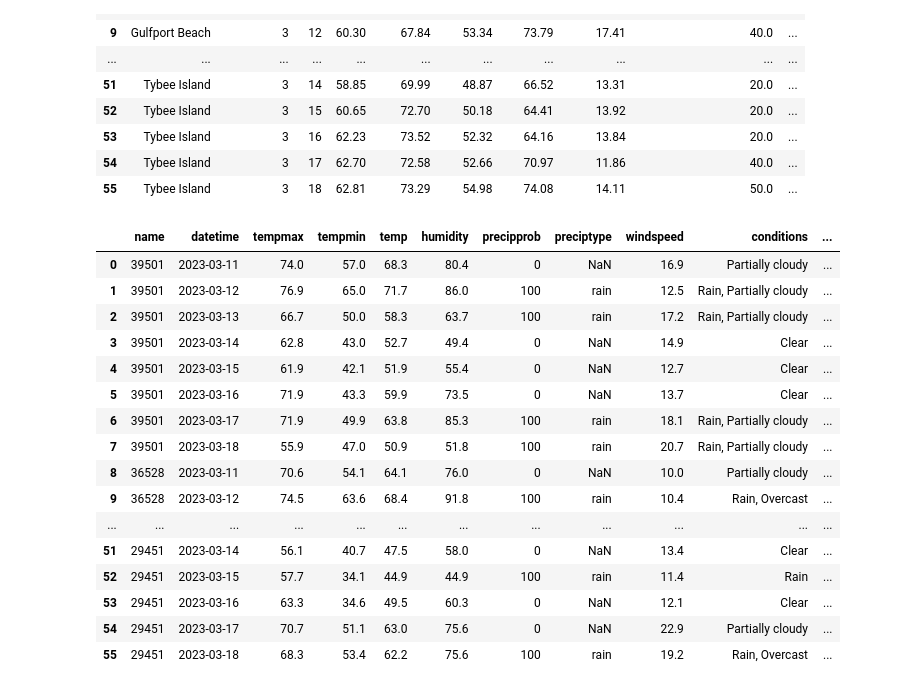
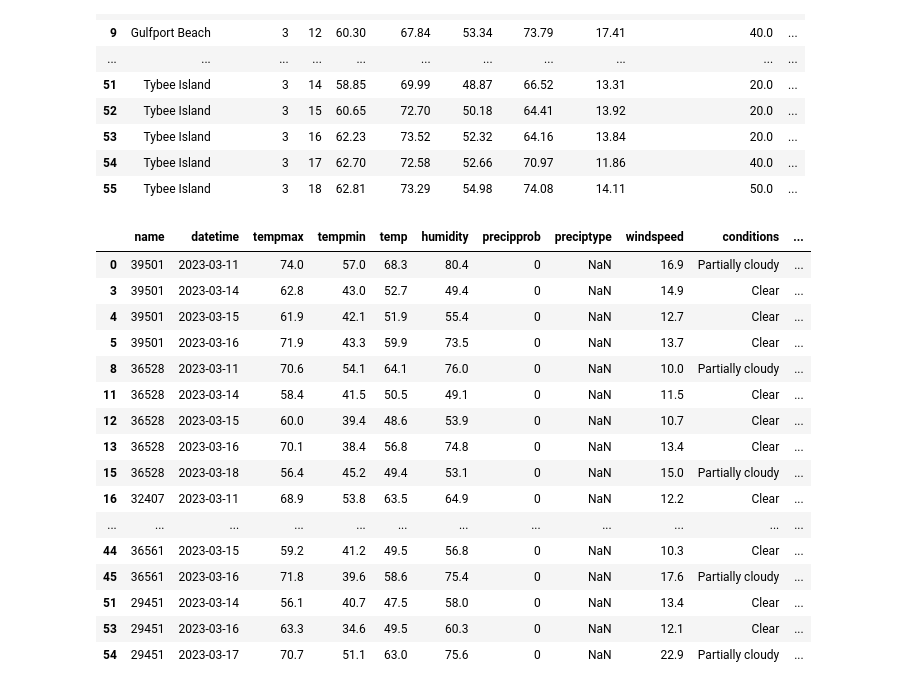
Before and after one commit to NSS-Full-Time-Data-Analytics-9/bwilhelm_capstone, a Jupyter notebook: scripts/spring_weather.ipynb, the cells around one changed output. Drawn from its saved outputs; the diff is of its cells as text; code cells hidden in the pictures.

```diff
--- a/scripts/spring_weather.ipynb
+++ b/scripts/spring_weather.ipynb
@@ -196,22 +196,23 @@ spring_2023['month'] = spring_2023['datetime'].dt.month_name()
 spring_2023['month_num'] = spring_2023['datetime'].dt.month
 spring_2023['day'] = spring_2023['datetime'].dt.day
 # %%
-spring_2023
+no_rain_2023 = spring_2023.loc[spring_2023['precipprob']==0]
+no_rain_2023
 # %% [output]
 |  | name | datetime | tempmax | tempmin | temp | humidity | precipprob | preciptype | windspeed | conditions | ... |
 | 0 | 39501 | 2023-03-11 | 74.0 | 57.0 | 68.3 | 80.4 | 0 | NaN | 16.9 | Partially cloudy | ... |
-| 1 | 39501 | 2023-03-12 | 76.9 | 65.0 | 71.7 | 86.0 | 100 | rain | 12.5 | Rain, Partially cloudy | ... |
-| 2 | 39501 | 2023-03-13 | 66.7 | 50.0 | 58.3 | 63.7 | 100 | rain | 17.2 | Rain, Partially cloudy | ... |
 | 3 | 39501 | 2023-03-14 | 62.8 | 43.0 | 52.7 | 49.4 | 0 | NaN | 14.9 | Clear | ... |
 | 4 | 39501 | 2023-03-15 | 61.9 | 42.1 | 51.9 | 55.4 | 0 | NaN | 12.7 | Clear | ... |
 | 5 | 39501 | 2023-03-16 | 71.9 | 43.3 | 59.9 | 73.5 | 0 | NaN | 13.7 | Clear | ... |
-| 6 | 39501 | 2023-03-17 | 71.9 | 49.9 | 63.8 | 85.3 | 100 | rain | 18.1 | Rain, Partially cloudy | ... |
-| 7 | 39501 | 2023-03-18 | 55.9 | 47.0 | 50.9 | 51.8 | 100 | rain | 20.7 | Rain, Partially cloudy | ... |
 | 8 | 36528 | 2023-03-11 | 70.6 | 54.1 | 64.1 | 76.0 | 0 | NaN | 10.0 | Partially cloudy | ... |
-| 9 | 36528 | 2023-03-12 | 74.5 | 63.6 | 68.4 | 91.8 | 100 | rain | 10.4 | Rain, Overcast | ... |
+| 11 | 36528 | 2023-03-14 | 58.4 | 41.5 | 50.5 | 49.1 | 0 | NaN | 11.5 | Clear | ... |
+| 12 | 36528 | 2023-03-15 | 60.0 | 39.4 | 48.6 | 53.9 | 0 | NaN | 10.7 | Clear | ... |
+| 13 | 36528 | 2023-03-16 | 70.1 | 38.4 | 56.8 | 74.8 | 0 | NaN | 13.4 | Clear | ... |
+| 15 | 36528 | 2023-03-18 | 56.4 | 45.2 | 49.4 | 53.1 | 0 | NaN | 15.0 | Partially cloudy | ... |
+| 16 | 32407 | 2023-03-11 | 68.9 | 53.8 | 63.5 | 64.9 | 0 | NaN | 12.2 | Clear | ... |
 | ... | ... | ... | ... | ... | ... | ... | ... | ... | ... | ... | ... |
+| 44 | 36561 | 2023-03-15 | 59.2 | 41.2 | 49.5 | 56.8 | 0 | NaN | 10.3 | Clear | ... |
+| 45 | 36561 | 2023-03-16 | 71.8 | 39.6 | 58.6 | 75.4 | 0 | NaN | 17.6 | Partially cloudy | ... |
 | 51 | 29451 | 2023-03-14 | 56.1 | 40.7 | 47.5 | 58.0 | 0 | NaN | 13.4 | Clear | ... |
-| 52 | 29451 | 2023-03-15 | 57.7 | 34.1 | 44.9 | 44.9 | 100 | rain | 11.4 | Rain | ... |
 | 53 | 29451 | 2023-03-16 | 63.3 | 34.6 | 49.5 | 60.3 | 0 | NaN | 12.1 | Clear | ... |
 | 54 | 29451 | 2023-03-17 | 70.7 | 51.1 | 63.0 | 75.6 | 0 | NaN | 22.9 | Partially cloudy | ... |
-| 55 | 29451 | 2023-03-18 | 68.3 | 53.4 | 62.2 | 75.6 | 100 | rain | 19.2 | Rain, Overcast | ... |
```
Also changed, not shown: parts of 3 cells of this notebook, 2 other files.
